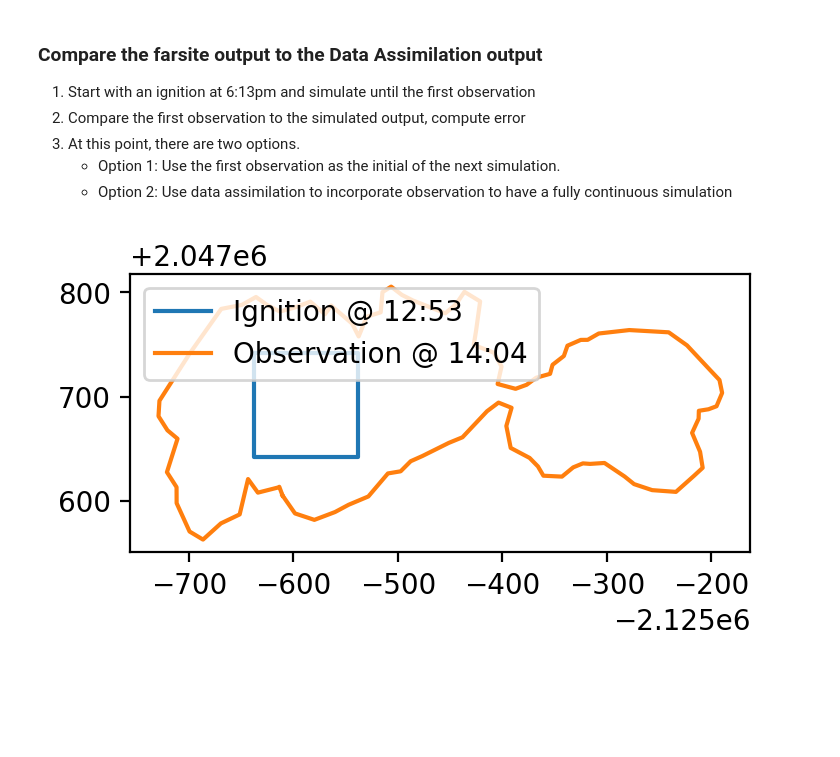
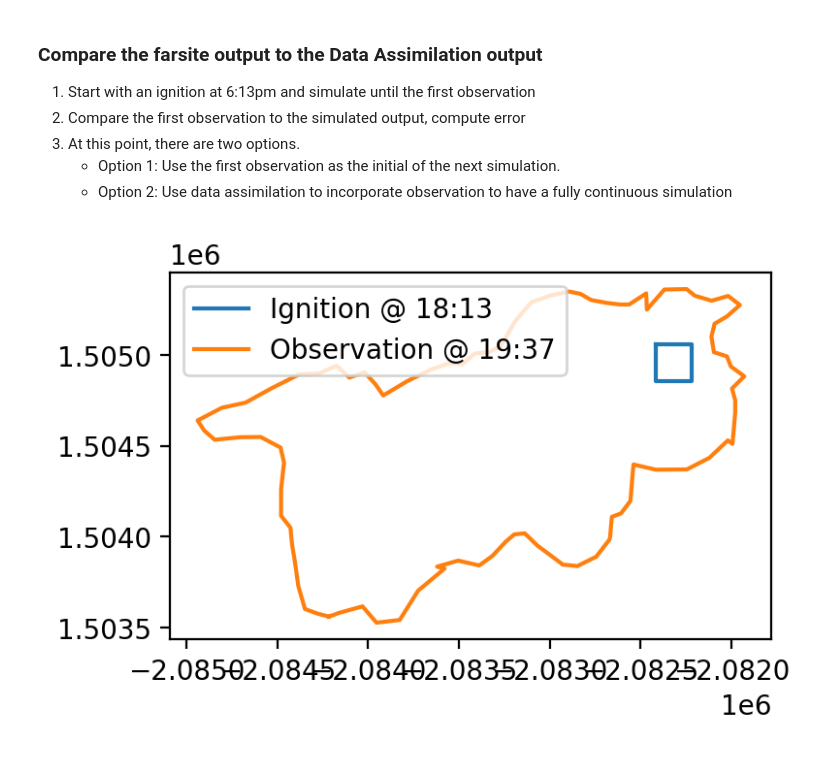
Before and after one commit to tolgacaglar/farsite-devAPI, a Jupyter notebook: src/Data Assimilation Workflow Cleanup - Global Wind.ipynb, the cells around one changed output. Saved outputs shown, nothing was run; the diff lists cells and outputs as text; code cells hidden in the pictures; blank space fills up the shorter version.

```diff
--- a/src/Data Assimilation Workflow Cleanup - Global Wind.ipynb
+++ b/src/Data Assimilation Workflow Cleanup - Global Wind.ipynb
@@ -23,7 +23,7 @@ warnings.filterwarnings('ignore')
 from multiprocessing import Pool
 import contextily as ctx
 
-description = 'Bridge2021'
+description = 'Maria2019'
 # %%
 def calculate(initialidx,
               observeidx,
@@ -347,48 +348,48 @@ ctx.add_basemap(ax=ax, source=ctx.providers.CartoDB.Voyager, crs='EPSG:5070')
    - Option 1: Use the first observation as the initial of the next simulation.
    - Option 2: Use data assimilation to incorporate observation to have a fully continuous simulation
 # %%
-# # Maria ignition
-# ignition_timepoint = timestamps[0].replace(hour=18, minute=13)
-# x,y = (-2084217.1484733422, 1503560.461310427)
-# width = 200
-# xshift = 2000
-# yshift = 1500
+# Maria ignition
+ignition_timepoint = timestamps[0].replace(hour=18, minute=13)
+x,y = (-2084217.1484733422, 1503560.461310427)
+width = 200
+xshift = 2000
+yshift = 1500
 
 
-# Bridge2021 ignition
-ignition_timepoint = timestamps[0].replace(hour=12, minute=53)
-x,y = x,y = observations[0].centroid.x, observations[0].centroid.y
-width = 100
-xshift = -50
-yshift = 50
+# # Bridge2021 ignition
+# ignition_timepoint = timestamps[0].replace(hour=12, minute=53)
+# x,y = x,y = observations[0].centroid.x, observations[0].centroid.y
+# width = 100
+# xshift = -50
+# yshift = 50
 
 
 
 # River2021 ignition
 # ignition_timepoint = timestamps[0].replace(hour=14, minute=0)
 # x,y = x,y = observations[0].centroid.x, observations[0].centroid.y
 # width = 100
 # xshift = -1200
 # yshift = -2000
 
 x += xshift
 y+= yshift
 ignition = Polygon([(x-width, y), (x, y), (x,y-width), (x-width, y-width)])
 
 fig, ax = plt.subplots(1,1, figsize=(4,4), dpi=200)
 plot_geometry(ignition, ax=ax, label=f'Ignition @ {ignition_timepoint.strftime("%H:%M")}')
 plot_geometry(observations[0], ax=ax, label=f'Observation @ {timestamps[0].strftime("%H:%M")}')
 ax.legend(loc='upper left')
 
 model_output_lst = []
 adjusted_geom_lst = []
 X_lst = []
 xkhat_ensemble_lst = []
 xkphat_ensemble_lst = []
 ykhat_ensemble_lst = []
 zkphat_ensemble_lst = []
 # %% [output]
-[figure, old version]
+[figure, new version]
 # %%
 # Run farsite from ignition to the first observation
 dt = timestamps[0] - ignition_timepoint
```
Also changed, not shown: parts of 11 cells of this notebook, 9 other files.
